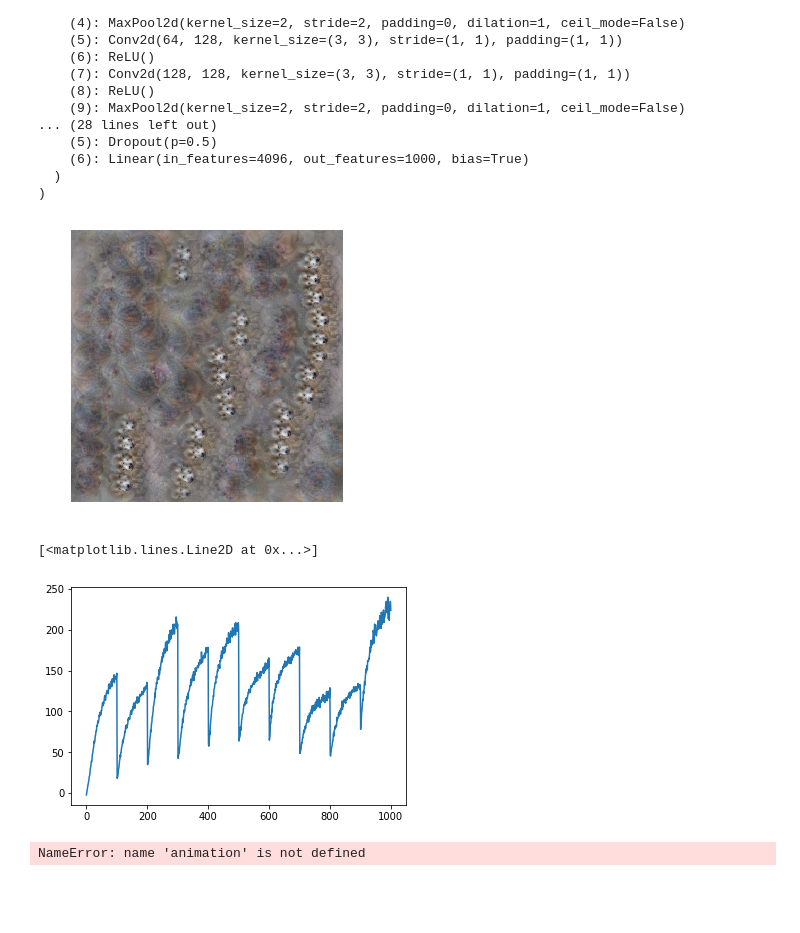
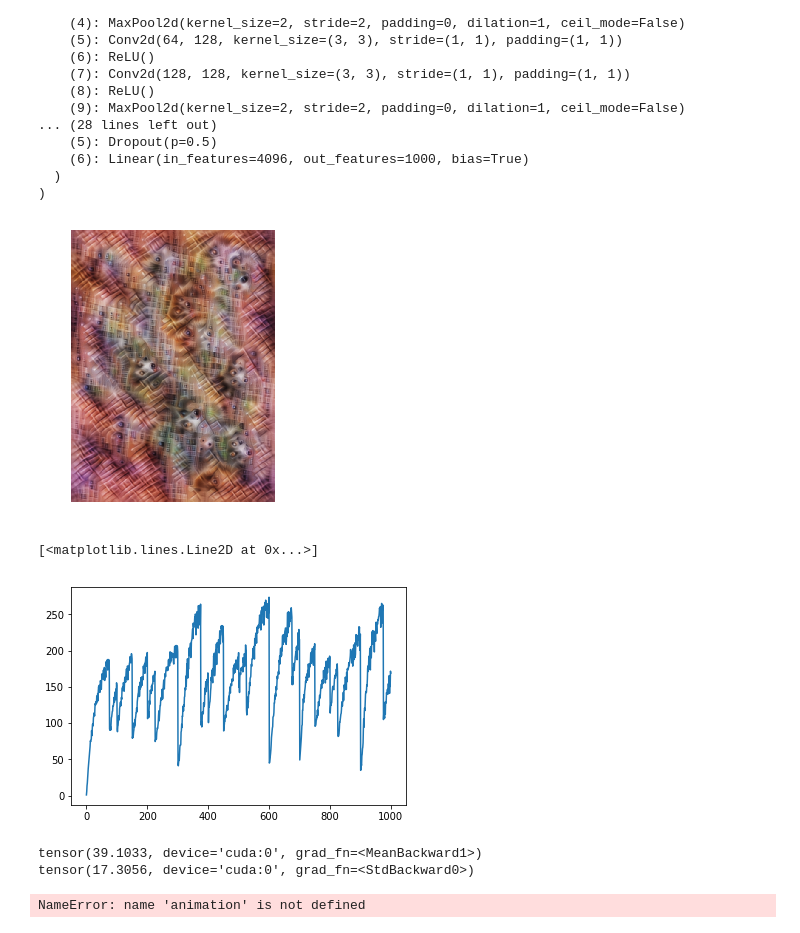
Before and after one commit to justinpinkney/sumie, a Jupyter notebook: docs/im_opt.ipynb, the cells around one changed output. Drawn from its saved outputs; the diff is of its cells as text; code cells hidden in the pictures; blank space fills up the shorter version.

Commit message:
test more complex objectives

```diff
--- a/docs/im_opt.ipynb
+++ b/docs/im_opt.ipynb
@@ -33,37 +33,81 @@ VGG(
   )
 )
 # %%
+class ProgressiveShift(torch.nn.Module):
+
+    def __init__(self):
+        super(ProgressiveShift, self).__init__()
+        self.amount = 0
+
+    def forward(self, image):
+        self.amount += 1
+        return image.roll(self.amount, 2)
+
+class Composite():
+
+    def __init__(self, children, weights):
+        self.children = children
+        self.weights = weights
+
+    @property
+    def objective(self):
+        total = 0
+        for child, weight in zip(self.children, self.weights):
+            total += weight*child.objective
+        return total
+
+
 def scale_image(i, image, model, objective, opt):
     if i % 2 == 0:
         scaled = torch.nn.functional.interpolate(image.base_image.pixels.data, scale_factor=1.005, mode='bilinear', align_corners=False)
         original_size = image.base_image.pixels.data.size()
         image.base_image.pixels.data = scaled[:original_size[0],:original_size[1],:original_size[2],:original_size[3]]
 
+def grab_value(a):
+    return a[5, 5]
+
 def change_objective(i, image, model, objective, opt):
     if i % 100 == 0:
         opt.objective = sumie.objectives.ConvChannel(model[26], np.random.randint(512), func=torch.std)
 
-im = sumie.Image(512, param='fft', transforms=
-              [sumie.transforms.PositionJitter(8),
-              sumie.transforms.Normalise(),]
+def change_combined(i, image, model, objective, opt):
+    if i % 100 == 0:
+        opt.objective.children[0] = sumie.objectives.ConvChannel(model[26], np.random.randint(512))
+    if i % 75 == 0:
+        opt.objective.children[1] = sumie.objectives.ConvChannel(model[10], np.random.randint(256), func=torch.std)
+
+im = sumie.Image((480, 640), param='fft', transforms=[
+                    sumie.transforms.PositionJitter(8),
+                    sumie.transforms.Interpolate(0.5),
+                    sumie.transforms.ScaleJitter(1.1),
+                    sumie.transforms.Normalise(),
+              ]
             )
 
 device = 'cuda'
 im.to(device)
 model.to(device)
 opt = sumie.Optimiser()
-opt.add_callback(change_objective)
-channel = sumie.objectives.ConvChannel(model.features[26], 0)
+opt.add_callback(change_combined)
+channel = sumie.objectives.ConvChannel(model.features[26], 0, func=grab_value)
+obj2 = sumie.objectives.ConvChannel(model.features[10], 0, func=torch.std)
+combined = Composite([channel, obj2], [1, 7.5])
 
-opt.run(im, model.features, channel, iterations=1000, progress=True, lr=0.025, output='tmp')
+opt.run(im, model.features, combined, iterations=1000, progress=True, lr=0.025, output='tmp')
 sumie.vis.show(im.get_image())
 # %% [output]
-[figure, old version]
+[figure, new version]
 # %%
 plt.plot([x.item() for x in opt.history])
 # %% [output]
 [<matplotlib.lines.Line2D at 0x...>]
-[figure, old version]
+[figure, new version]
+# %%
+for child in opt.objective.children:
+    print(child.objective)
+# %% [output]
+tensor(39.1033, device='cuda:0', grad_fn=<MeanBackward1>)
+tensor(17.3056, device='cuda:0', grad_fn=<StdBackward0>)
 # %%
 def to_frame(i):
   return animation[i,:,:,:].squeeze(0).permute((1, 2, 0)).numpy()
```
Also changed, not shown: 2 other files.
